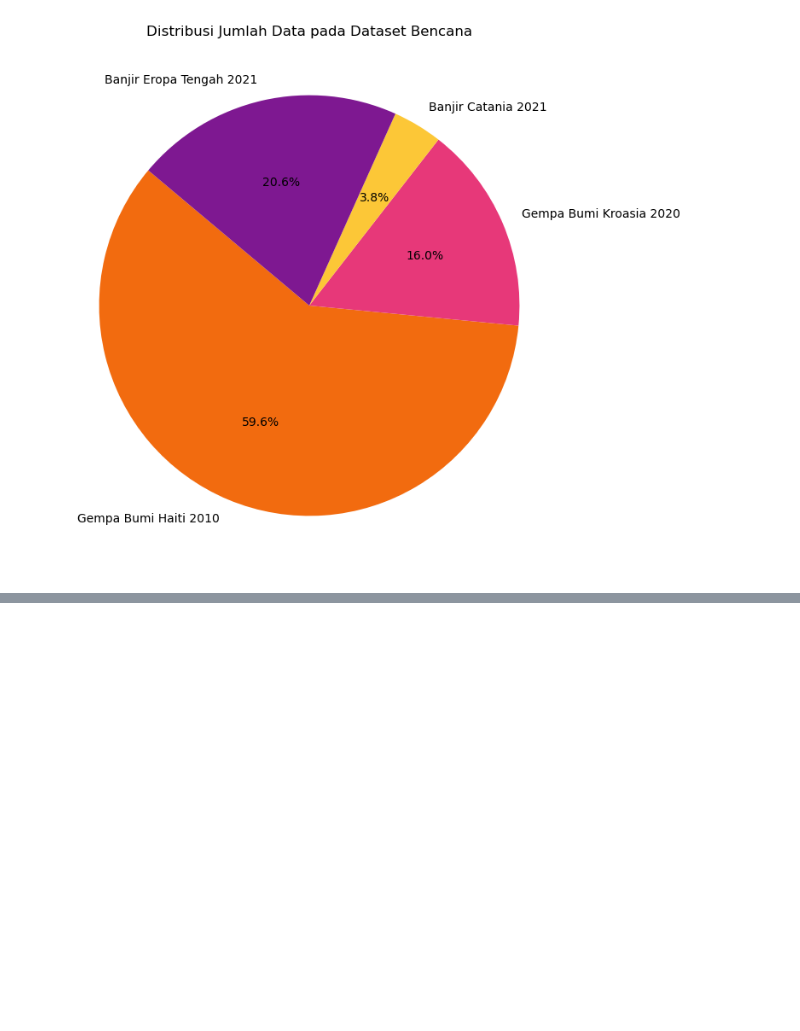
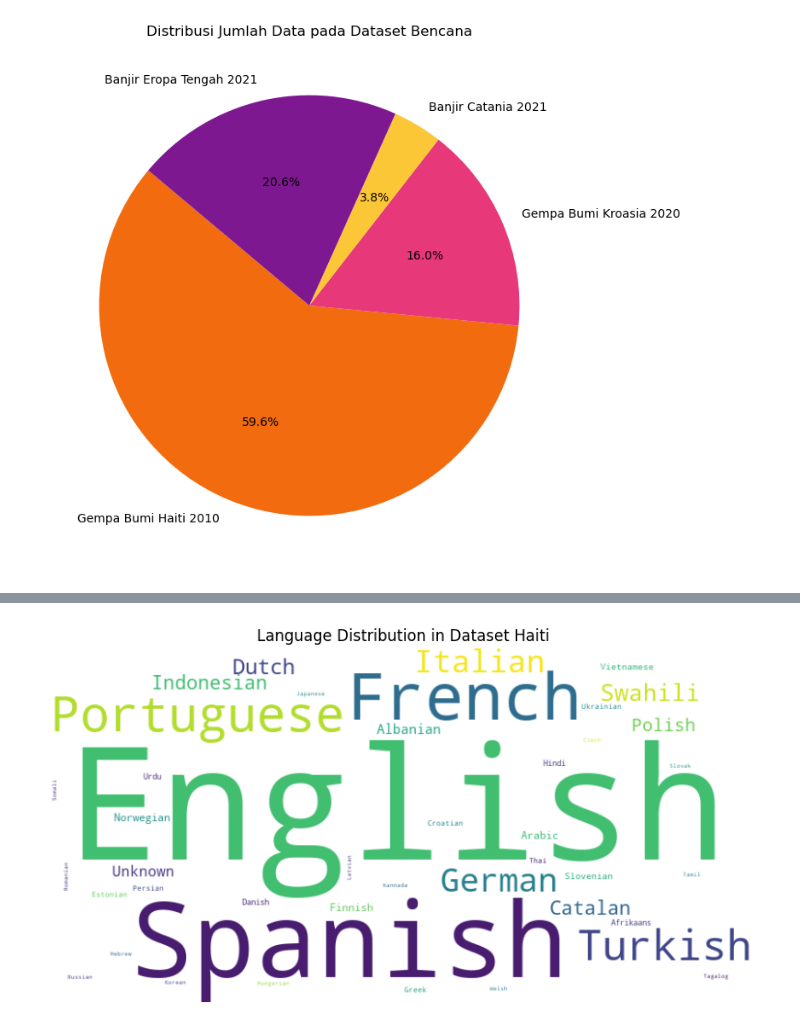
Before and after one commit to YogaaPratama/sentiment-analysis-disaster-svm, a Jupyter notebook: informasi-dataset.ipynb, the cells around one changed output, grey strips where cells are left out. Saved outputs shown, nothing was run; the diff lists cells and outputs as text; code cells hidden in the pictures; blank space fills up the shorter version.

```diff
--- a/informasi-dataset.ipynb
+++ b/informasi-dataset.ipynb
@@ -20,0 +97,25 @@ plt.show()
+# %%
+# Data distribusi bahasa
+Haiti_data = {
+    'English': 1274, 'Spanish': 1132, 'French': 284, 'Portuguese': 147, 'Turkish': 103,
+    'German': 58, 'Italian': 51, 'Swahili': 26, 'Dutch': 23, 'Indonesian': 20,
+    'Catalan': 20, 'Polish': 16, 'Unknown': 10, 'Albanian': 9, 'Finnish': 6,
+    'Norwegian': 6, 'Arabic': 6, 'Slovenian': 4, 'Vietnamese': 4, 'Afrikaans': 3,
+    'Danish': 3, 'Hindi': 3, 'Urdu': 3, 'Croatian': 2, 'Persian': 2,
+    'Estonian': 2, 'Greek': 2, 'Thai': 2, 'Ukrainian': 2, 'Kannada': 1,
+    'Romanian': 1, 'Slovak': 1, 'Russian': 1, 'Somali': 1, 'Tamil': 1,
+    'Czech': 1, 'Hebrew': 1, 'Latvian': 1, 'Japanese': 1, 'Hungarian': 1,
+    'Tagalog': 1, 'Korean': 1, 'Welsh': 1
+}
+
+# Membuat word cloud
+new_wordcloud = WordCloud(width=800, height=400, background_color='white').generate_from_frequencies(Haiti_data)
+
+# Menampilkan word cloud
+plt.figure(figsize=(10, 6))
+plt.imshow(new_wordcloud, interpolation='bilinear')
+plt.axis('off')
+plt.title("Language Distribution in Dataset Haiti")
+plt.show()
+# %% [output]
+[figure, added]
```
Also changed, not shown: parts of 5 cells of this notebook, 38 other files.
